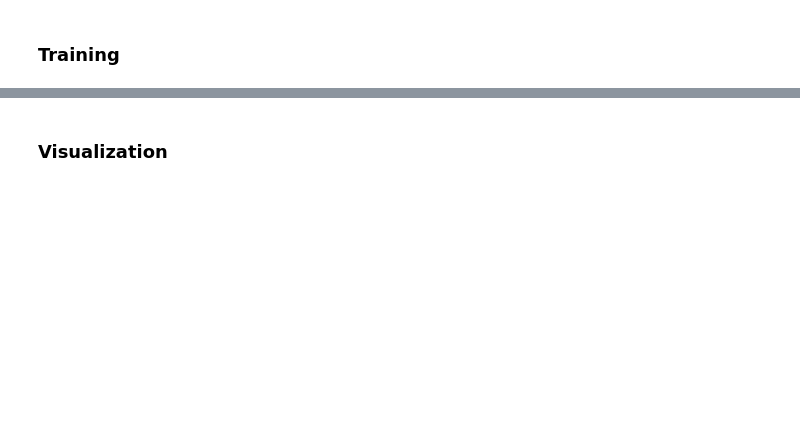
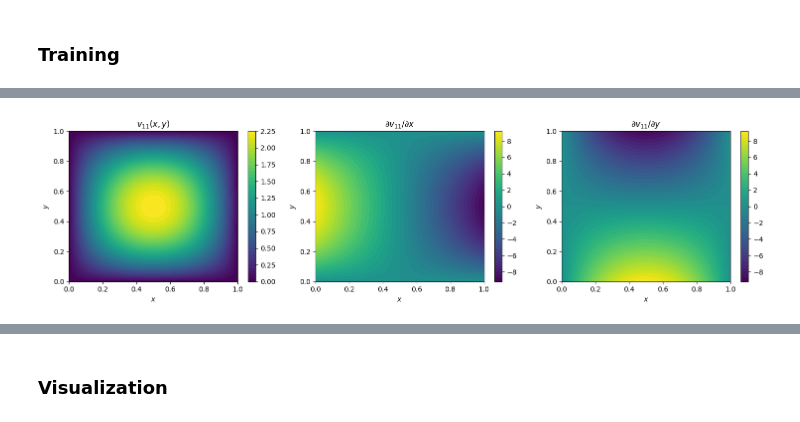
Before and after one commit to Manuel-Bryan-Arsenio/ED140023-Deep-Learning-for-PDEs-Project, a Jupyter notebook: Problem_B.ipynb, the cells around one changed output, grey strips where cells are left out. Cells and saved outputs as stored; diff of their text form; code cells hidden in the pictures; blank space fills up the shorter version.

Commit message:
create test function, loss function, mlp, training setup and process, visualization

```diff
--- a/Problem_B.ipynb
+++ b/Problem_B.ipynb
@@ -164,6 +164,9 @@ x_rt = np.vstack((
 # combine boundary points
 x_bd_np = np.vstack((x_lw, x_up, x_lt, x_rt))
 x_bd = torch.tensor(x_bd_np, dtype=dataType)
+
+# Boundary values from the Dirichlet condition: u = 1 - x1
+u_bd = 1.0 - x_bd[:, 0:1]
 
 # --- The Collocation Points (x,y) ---
 x = (np.arange(n) + 0.5) / n    # x-coordinates of the cell centers
@@ -227,0 +503,75 @@ Size of mu field: torch.Size([128, 128])
+# %%
+# Training setup
+
+epochs = 1000    # number of epochs (training loops)
+lr = 1e-3       # learning rate
+
+# Define the neural network architecture
+model_u = MLP([2, 40, 40, 40, 40, 1], dtype=torch.float32).to(device)
+
+# Define number of test functions
+N_test = 5
+GetTest = test_function(N_test=N_test)
+
+# Define loss object
+lossClass = LossClass(model_u, N_test=N_test)
+
+# Optimizer and learning rate scheduler
+optimizer = torch.optim.Adam(params=model_u.parameters(), lr=lr, weight_decay=1e-4)
+scheduler = torch.optim.lr_scheduler.StepLR(optimizer, step_size=np.int32(epochs/4), gamma=0.5)
+
+w_pde = 2.  # pde loss weight
+w_bd = 10.  # boundary loss weight
+
+# --- Prints ---
+
+# Print Summary of the model
+summary(model_u, input_size=(2,), device=str(device))
+
+# Print first test function
+n_plot = 100
+
+x_axis = torch.linspace(0.0, 1.0, n_plot)
+y_axis = torch.linspace(0.0, 1.0, n_plot)
+
+X, Y = torch.meshgrid(x_axis, y_axis, indexing='ij')
+
+# Shape: (n_plot**2, 2)
+x_plot = torch.stack([X.reshape(-1), Y.reshape(-1)], dim=1)
+
+# Shapes: (25, n_plot**2, 1) and (25, n_plot**2, 2)
+v_all = GetTest.get_v(x_plot)
+dv_all = GetTest.get_dv(x_plot)
+
+# Choose the first mode pair: (m, n) = (1, 1)
+mode_index = 0
+
+v = v_all[mode_index].reshape(n_plot, n_plot).detach().cpu().numpy()
+
+dv_dx = (dv_all[mode_index, :, 0].reshape(n_plot, n_plot).detach().cpu().numpy())
+
+dv_dy = (dv_all[mode_index, :, 1].reshape(n_plot, n_plot).detach().cpu().numpy())
+
+fig, axes = plt.subplots(1, 3, figsize=(15, 4))
+
+plot0 = axes[0].contourf(X.numpy(), Y.numpy(), v, levels=50)
+axes[0].set_title(r'$v_{11}(x,y)$')
+axes[0].set_xlabel('$x$')
+axes[0].set_ylabel('$y$')
+plt.colorbar(plot0, ax=axes[0])
+
+plot1 = axes[1].contourf(X.numpy(), Y.numpy(), dv_dx, levels=50)
+axes[1].set_title(r'$\partial v_{11}/\partial x$')
+axes[1].set_xlabel('$x$')
+axes[1].set_ylabel('$y$')
+plt.colorbar(plot1, ax=axes[1])
+
+plot2 = axes[2].contourf(X.numpy(), Y.numpy(), dv_dy, levels=50)
+axes[2].set_title(r'$\partial v_{11}/\partial y$')
+axes[2].set_xlabel('$x$')
+axes[2].set_ylabel('$y$')
+plt.colorbar(plot2, ax=axes[2])
+
+plt.tight_layout()
+plt.show()
+# %% [output]
@@ -227,0 +595 @@ Size of mu field: torch.Size([128, 128])
+[figure, added]
```
Also changed, not shown: parts of 11 cells of this notebook.
